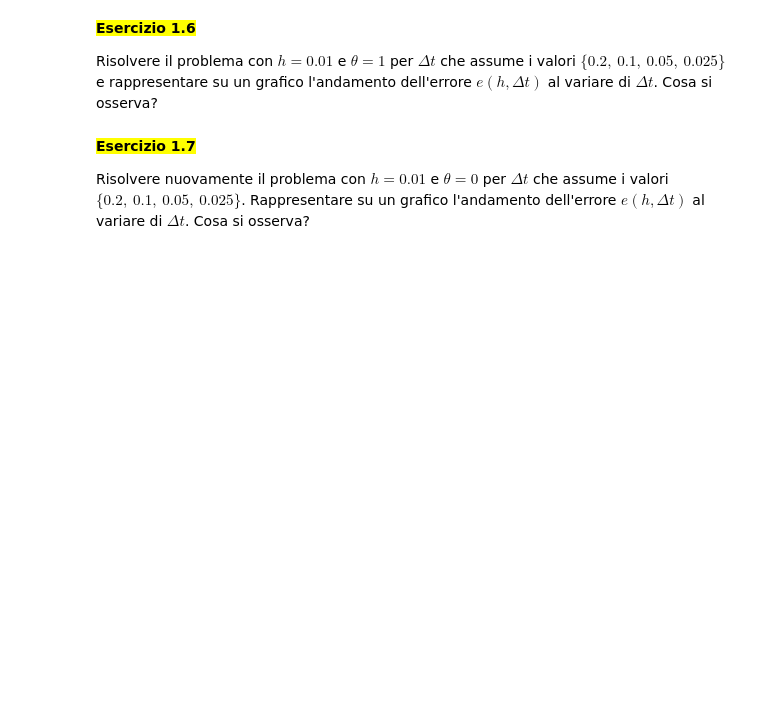
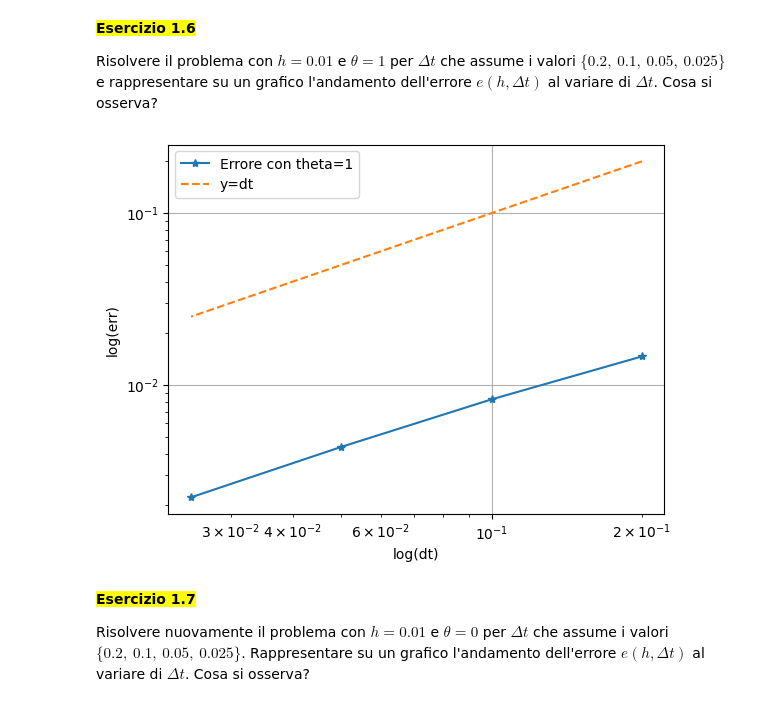
Before and after one commit to alessandrafonseca/mani_env, a Jupyter notebook: lab_fem_parabolic_template.ipynb, the cells around one changed output. Cells and saved outputs as stored; diff of their text form; code cells hidden in the pictures; blank space fills up the shorter version.

```diff
--- a/lab_fem_parabolic_template.ipynb
+++ b/lab_fem_parabolic_template.ipynb
@@ -398,3 +388,42 @@ plt.show()
+# %%
+a,b=0,1
+h=0.01
+#costruzione mesh
+Nele=int((b-a)/h)
+grid=Grid(a,b, Nele)
+grid.compute_geometry()
+#discretizzazione temporale
+T=1
+dts=[0.2, 0.1, 0.05, 0.025]
+
+D=1
+theta=1
+
+f=lambda x,t:  (np.pi*np.pi -2)*np.sin(np.pi*x)*np.exp(-2*t)
+u0= lambda x: np.sin(np.pi*x)
+errors=[]
+
+for dt in dts:
+    uh,th= heat_solve(grid, D, f, u0, T, dt, theta)
+
+    err_t=[]
+    for i in range(len(th)):
+        uex_t=lambda x: uex(x, th[i])
+        uh_t=lambda x: np.interp(x, grid.nodes, uh[:,i])
+        err_t.append(error_l2(grid, uex_t, uh_t))
+
+    errors.append(max(err_t))
+
+plt.figure()
+plt.loglog(dts, errors, '*-')
+plt.loglog(dts, dts, '--')
+plt.grid()
+plt.xlabel('log(dt)')
+plt.ylabel('log(err)')
+plt.legend(['Errore con theta=1','y=dt'])
+plt.show()
+# %% [output]
+[figure, added]
 # %% [markdown]
 <mark>**Esercizio 1.7**<mark><br>
 
```
Also changed, not shown: parts of 6 cells of this notebook, 1 other file.
